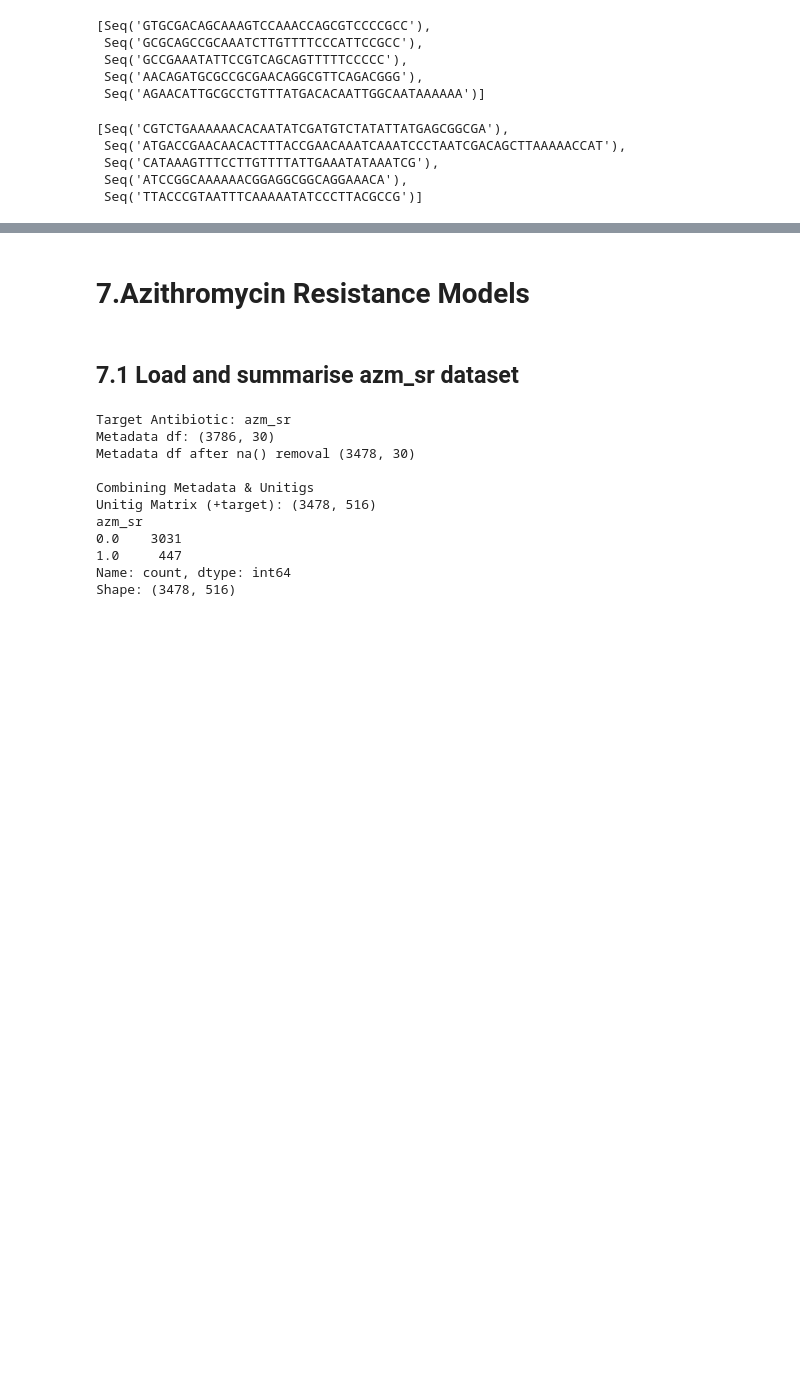
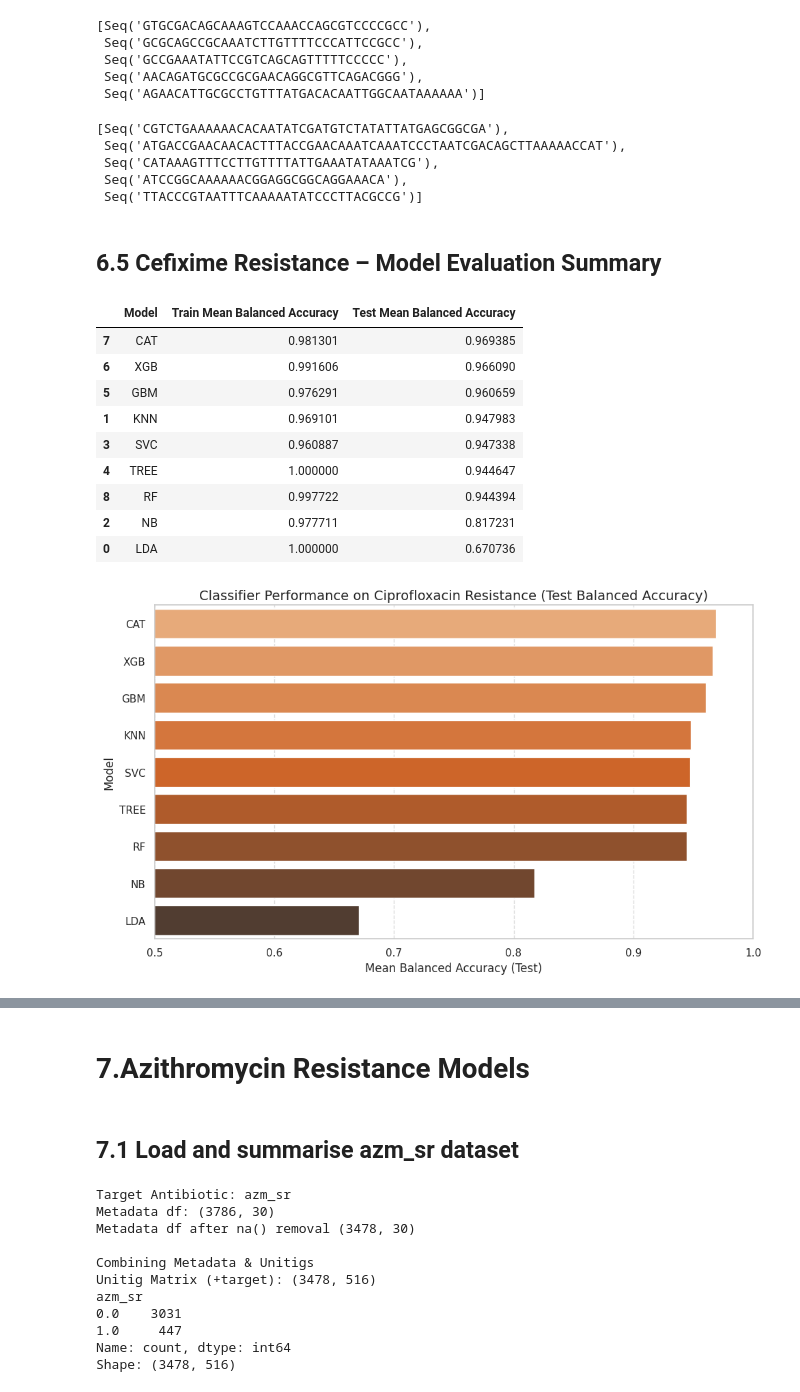
Before and after one commit to MrEktirir/Antibiotics-Resistance-Prediction, a Jupyter notebook: Notebooks/main.ipynb, the cells around one changed output, grey strips where cells are left out. Drawn from its saved outputs; the diff is of its cells as text; code cells hidden in the pictures; blank space fills up the shorter version.

```diff
--- a/Notebooks/main.ipynb
+++ b/Notebooks/main.ipynb
@@ -1742,3 +1741,42 @@ pos_predictors
  Seq('CATAAAGTTTCCTTGTTTTATTGAAATATAAATCG'),
  Seq('ATCCGGCAAAAAACGGAGGCGGCAGGAAACA'),
  Seq('TTACCCGTAATTTCAAAAATATCCCTTACGCCG')]
+# %% [markdown]
+## 6.5 Cefixime Resistance – Model Evaluation Summary
+# %%
+# 1. K-Fold sonuçlarını DataFrame’e çevir
+df_tr_cip = pd.DataFrame(eval1.dic_tr)
+df_te_cip = pd.DataFrame(eval1.dic_te)
+
+# 2. Ortalama skorları hesapla
+summary_cip = pd.DataFrame({
+    "Model": df_te_cip.columns,
+    "Train Mean Balanced Accuracy": df_tr_cip.mean().values,
+    "Test Mean Balanced Accuracy": df_te_cip.mean().values
+}).sort_values("Test Mean Balanced Accuracy", ascending=False)
+
+# 3. Tabloyu göster
+display(summary_cip)
+
+# 4. Grafikle görselleştir
+plt.figure(figsize=(10, 6))
+sns.barplot(data=summary_cip, x="Test Mean Balanced Accuracy", y="Model", palette="Oranges_d")
+plt.title("Classifier Performance on Ciprofloxacin Resistance (Test Balanced Accuracy)", fontsize=14)
+plt.xlabel("Mean Balanced Accuracy (Test)")
+plt.ylabel("Model")
+plt.xlim(0.5, 1.0)
+plt.grid(True, axis='x', linestyle='--', alpha=0.7)
+plt.tight_layout()
+plt.show()
+# %% [output]
+|  | Model | Train Mean Balanced Accuracy | Test Mean Balanced Accuracy |
+| 7 | CAT | 0.981301 | 0.969385 |
+| 6 | XGB | 0.991606 | 0.966090 |
+| 5 | GBM | 0.976291 | 0.960659 |
+| 1 | KNN | 0.969101 | 0.947983 |
+| 3 | SVC | 0.960887 | 0.947338 |
+| 4 | TREE | 1.000000 | 0.944647 |
+| 8 | RF | 0.997722 | 0.944394 |
+| 2 | NB | 0.977711 | 0.817231 |
+| 0 | LDA | 1.000000 | 0.670736 |
+[figure, added]
```
Also changed, not shown: parts of 25 cells of this notebook.
